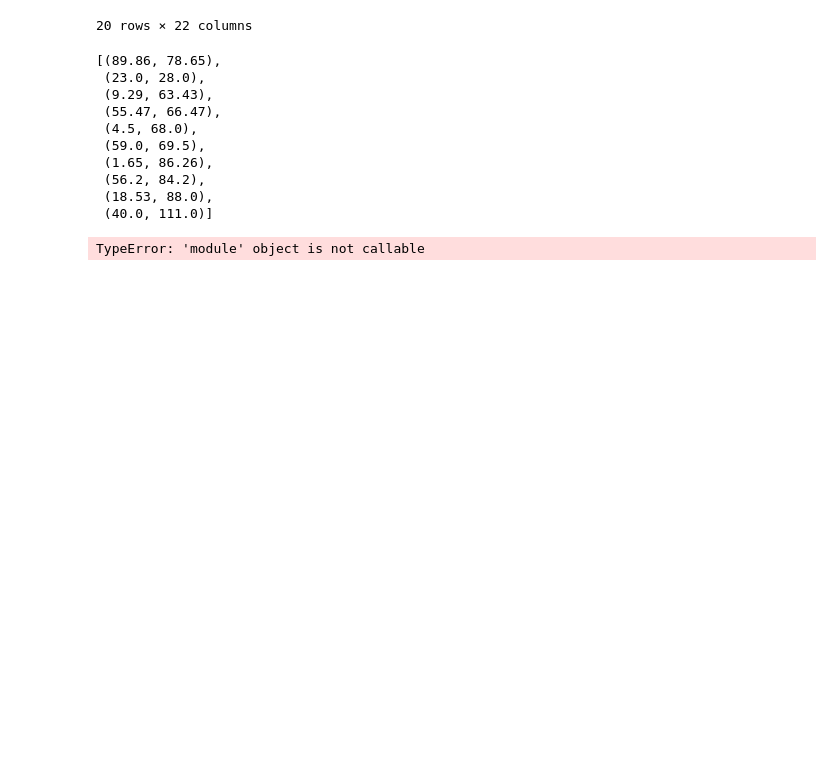
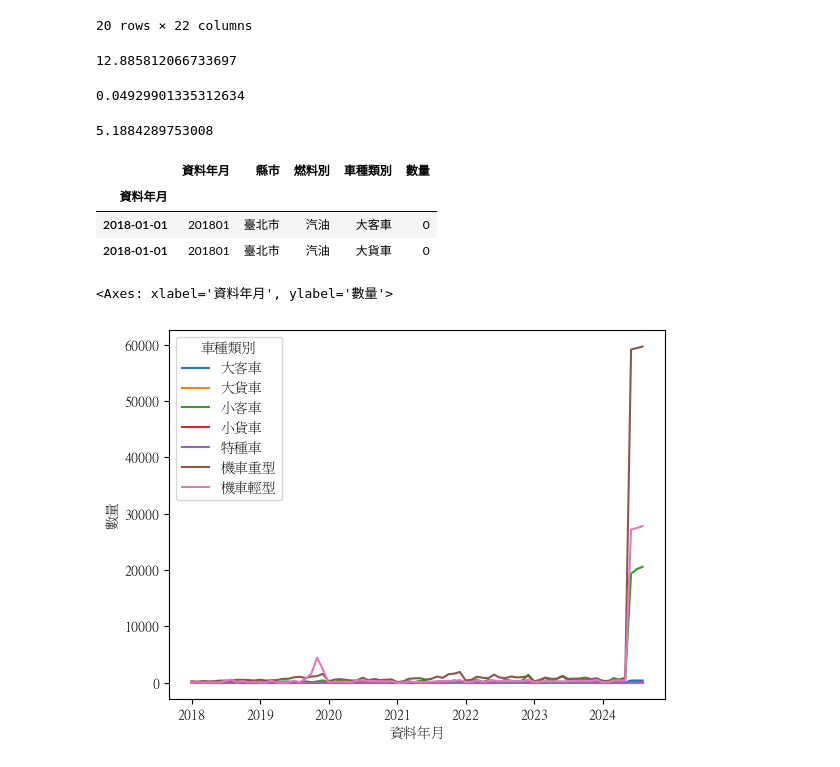
Before and after one commit to lilyleungch/erbscope99, a Jupyter notebook: data_cleansing/data_ploting.ipynb, the cells around one changed output. Cells and saved outputs as stored; diff of their text form; code cells hidden in the pictures; blank space fills up the shorter version.

```diff
--- a/data_cleansing/data_ploting.ipynb
+++ b/data_cleansing/data_ploting.ipynb
@@ -306,42 +305,68 @@ hk_charger.head(20)
 # %%
 import math
 from itertools import combinations
+from haversine import haversine, Unit
+x=[]
+y=[]
 def dist(p1, p2):
     (x1, y1), (x2, y2) = p1, p2
     return math.sqrt((x2 - x1)**2 + (y2 - y1)**2)
-
-x = [89.86, 23.0, 9.29, 55.47, 4.5, 59.0, 1.65, 56.2, 18.53, 40.0]
-y = [78.65, 28.0, 63.43, 66.47, 68.0, 69.5, 86.26, 84.2, 88.0, 111.0]
+distances = 0
+for i in range(len(hk_charger.index)):
+    x.append(hk_charger.loc[i,'GeometryLatitude'].item())
+for i in range(len(hk_charger.index)):
+    y.append(hk_charger.loc[i,'GeometryLongitude'].item())
 
 points = list(zip(x,y))
-distances = [dist(p1, p2) for p1, p2 in combinations(points, 2)]
-avg_distance = sum(distances) / len(distances)
-avg_distance
-points
+distances = [haversine(p1, p2) for p1, p2 in combinations(points, 2)]
+amount = 0
+for i in distances:
+    amount += i
+amount/len(distances)
 # %% [output]
-[(89.86, 78.65),
- (23.0, 28.0),
- (9.29, 63.43),
- (55.47, 66.47),
- (4.5, 68.0),
- (59.0, 69.5),
- (1.65, 86.26),
- (56.2, 84.2),
- (18.53, 88.0),
- (40.0, 111.0)]
+12.885812066733697
 # %%
-import math
-from itertools import combinations
-import haversine
 x=[]
 y=[]
-distance1 = 0
-for i in range(len(hk_charger.index)):
-    x.append(hk_charger.loc[i,'GeometryLatitude'].item())
-for i in range(len(hk_charger.index)):
-    y.append(hk_charger.loc[i,'GeometryLongitude'].item())
+def dist(p1, p2):
+    (x1, y1), (x2, y2) = p1, p2
+    return math.sqrt((x2 - x1)**2 + (y2 - y1)**2)
+distances = 0
+for i in range(len(taipei_charger.index)):
+    x.append(taipei_charger.loc[i,'座標-緯度'].item())
+for i in range(len(taipei_charger.index)):
+    y.append(taipei_charger.loc[i,'座標-經度'].item())
 
 points = list(zip(x,y))
-distance = [haversine(p1, p2) for p1, p2 in combinations(points, 2)]
+distances = [dist(p1, p2) for p1, p2 in combinations(points, 2)]
+amount = 0
+for i in distances:
+    amount += i
+amount/len(distances)
 # %% [output]
-TypeError: 'module' object is not callable
+0.04929901335312634
+# %%
+from haversine import haversine, Unit
+
+distance =[haversine(p1, p2) for p1, p2 in combinations(points, 2)]
+amount = 0
+for i in distance:
+    amount += i
+amount/len(distance)
+# %% [output]
+5.1884289753008
+# %%
+# plotting with matplotlib
+
+taipei_sales.head(2)
+# %% [output]
+|  | 資料年月 | 縣市 | 燃料別 | 車種類別 | 數量 |
+| 資料年月 |  |  |  |  |  |
+| 2018-01-01 | 201801 | 臺北市 | 汽油 | 大客車 | 0 |
+| 2018-01-01 | 201801 | 臺北市 | 汽油 | 大貨車 | 0 |
+# %%
+taipei_sales_electric = taipei_sales[taipei_sales['燃料別']=='電能']
+sns.lineplot(data = taipei_sales_electric, x = taipei_sales_electric.index, y = '數量', hue = '車種類別')
+# %% [output]
+<Axes: xlabel='資料年月', ylabel='數量'>
+[figure, added]
```
Also changed, not shown: parts of 8 cells of this notebook, 2 other files.
